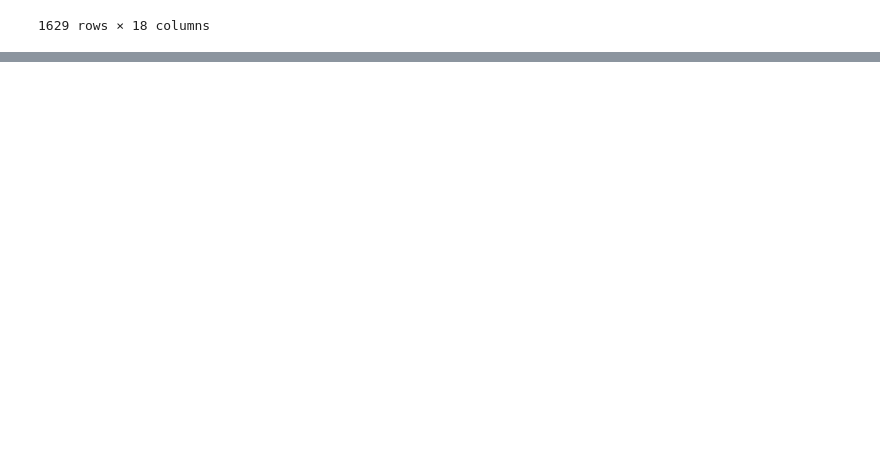
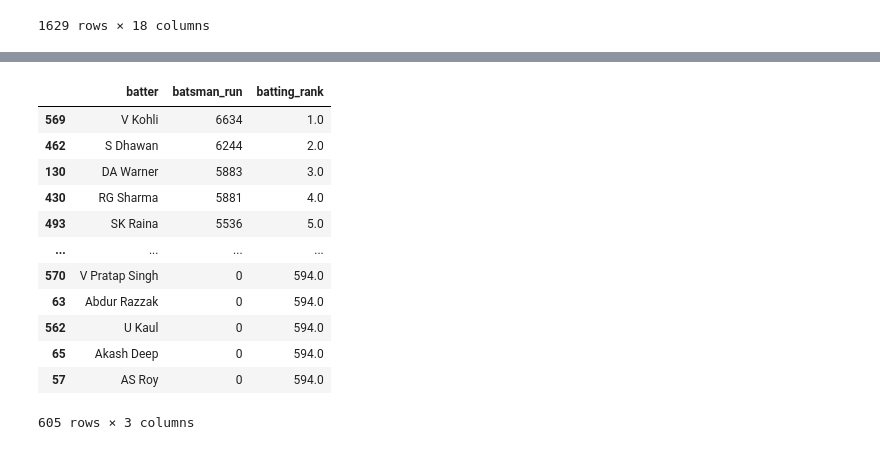
Before and after one commit to GitAnkit-hub/Learning-Pandas, a Jupyter notebook: 02dataframes.ipynb, the cells around one changed output, grey strips where cells are left out. Drawn from its saved outputs; the diff is of its cells as text; code cells hidden in the pictures; blank space fills up the shorter version.

Commit message:
rank() applicable on series only

```diff
--- a/02dataframes.ipynb
+++ b/02dataframes.ipynb
@@ -288,3 +288,8 @@ mvs.sort_values(['year_of_release', 'title_x'], ascending=[True, False])
 | 26 | Albert Pinto Ko Gussa Kyun Aata Hai? | tt4355838 | https://upload.wikimedia.org/wiki... | https://en.wikipedia.org/wiki/Alb... | Albert Pinto Ko Gussa Kyun Aata Hai? | Albert Pinto Ko Gussa Kyun Aata Hai? | 0 | 2019 | 100 | ... |
 | 21 | 22 Yards | tt9496212 | https://upload.wikimedia.org/wiki... | https://en.wikipedia.org/wiki/22_... | 22 Yards | 22 Yards | 0 | 2019 | 126 | ... |
 1629 rows × 18 columns
+# %%
+#3 # rank(series)  # not applicable to dataframes
+
+batsman = pd.read_csv(r'D:\Sem-05\Learning-Pandas\Datasets\batsman_runs_ipl.csv')
+batsman.head()
@@ -290,0 +312,21 @@ mvs.sort_values(['year_of_release', 'title_x'], ascending=[True, False])
+# %%
+batsman['batting_rank'] = batsman['batsman_run'].rank(ascending=False)
+
+# by deafult, jiske run kam the uskin rank value kam thi- > lekin rank value jyada honi chaiye thi
+# ascending=False ne sahi kardiya
+
+batsman.sort_values('batting_rank', ascending=True)
+# %% [output]
+|  | batter | batsman_run | batting_rank |
+| 569 | V Kohli | 6634 | 1.0 |
+| 462 | S Dhawan | 6244 | 2.0 |
+| 130 | DA Warner | 5883 | 3.0 |
+| 430 | RG Sharma | 5881 | 4.0 |
+| 493 | SK Raina | 5536 | 5.0 |
+| ... | ... | ... | ... |
+| 570 | V Pratap Singh | 0 | 594.0 |
+| 63 | Abdur Razzak | 0 | 594.0 |
+| 562 | U Kaul | 0 | 594.0 |
+| 65 | Akash Deep | 0 | 594.0 |
+| 57 | AS Roy | 0 | 594.0 |
+605 rows × 3 columns
```
Also changed, not shown: parts of 2 cells of this notebook.
